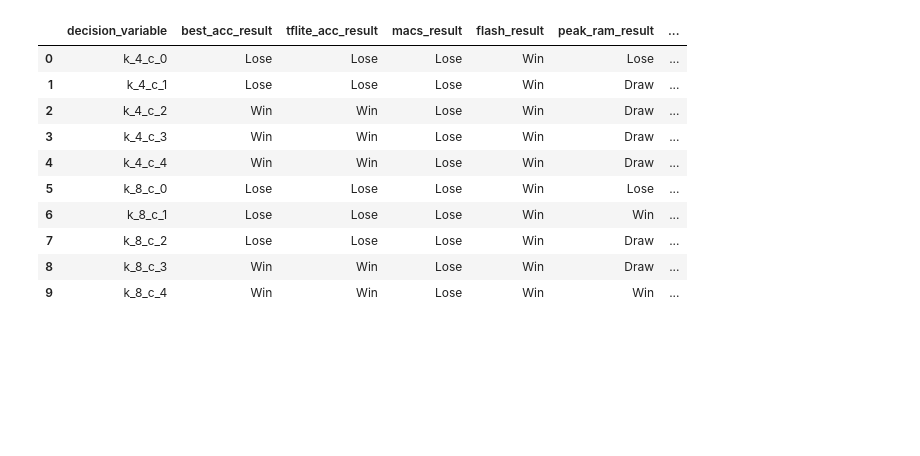
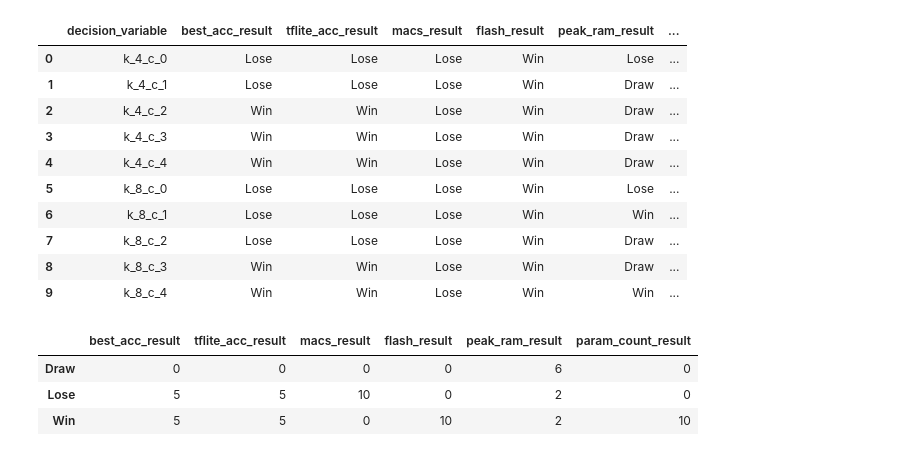
Before and after one commit to jimmoi/TinyML-NAS, a Jupyter notebook: Visualize.ipynb, the cells around one changed output. Cells and saved outputs as stored; diff of their text form; code cells hidden in the pictures; blank space fills up the shorter version.

```diff
--- a/Visualize.ipynb
+++ b/Visualize.ipynb
@@ -192,11 +192,13 @@ result_cols = [f"{m}_result" for m in metrics]
 df_cmp["overall_result"] = (
     df_cmp[result_cols]
     .apply(lambda r:
-           "Win" if (r == "Win").sum() > (r == "Lose").sum()
-           else "Lose" if (r == "Lose").sum() > (r == "Win").sum()
-           else "Draw",
+           1 if (r == "Win").sum() > (r == "Lose").sum()
+           else -1 if (r == "Lose").sum() > (r == "Win").sum()
+           else 0,
            axis=1)
 )
+
+
 
 cols_to_show = ["decision_variable"] + result_cols + ["overall_result"]
 df_cmp[cols_to_show]
@@ -218,3 +220,26 @@ df_cmp[cols_to_show]
 | 7 | k_8_c_2 | Lose | Lose | Lose | Win | Draw | ... |
 | 8 | k_8_c_3 | Win | Win | Lose | Win | Draw | ... |
 | 9 | k_8_c_4 | Win | Win | Lose | Win | Win | ... |
+# %%
+result_cols = [
+    "best_acc_result",
+    "tflite_acc_result",
+    "macs_result",
+    "flash_result",
+    "peak_ram_result",
+    "param_count_result"
+]
+
+summary = (
+    df_cmp[result_cols]
+    .apply(lambda col: col.value_counts())
+    .fillna(0)
+    .astype(int)
+)
+
+summary
+# %% [output]
+|  | best_acc_result | tflite_acc_result | macs_result | flash_result | peak_ram_result | param_count_result |
+| Draw | 0 | 0 | 0 | 0 | 6 | 0 |
+| Lose | 5 | 5 | 10 | 0 | 2 | 0 |
+| Win | 5 | 5 | 0 | 10 | 2 | 10 |
```
Also changed, not shown: parts of 4 cells of this notebook.
